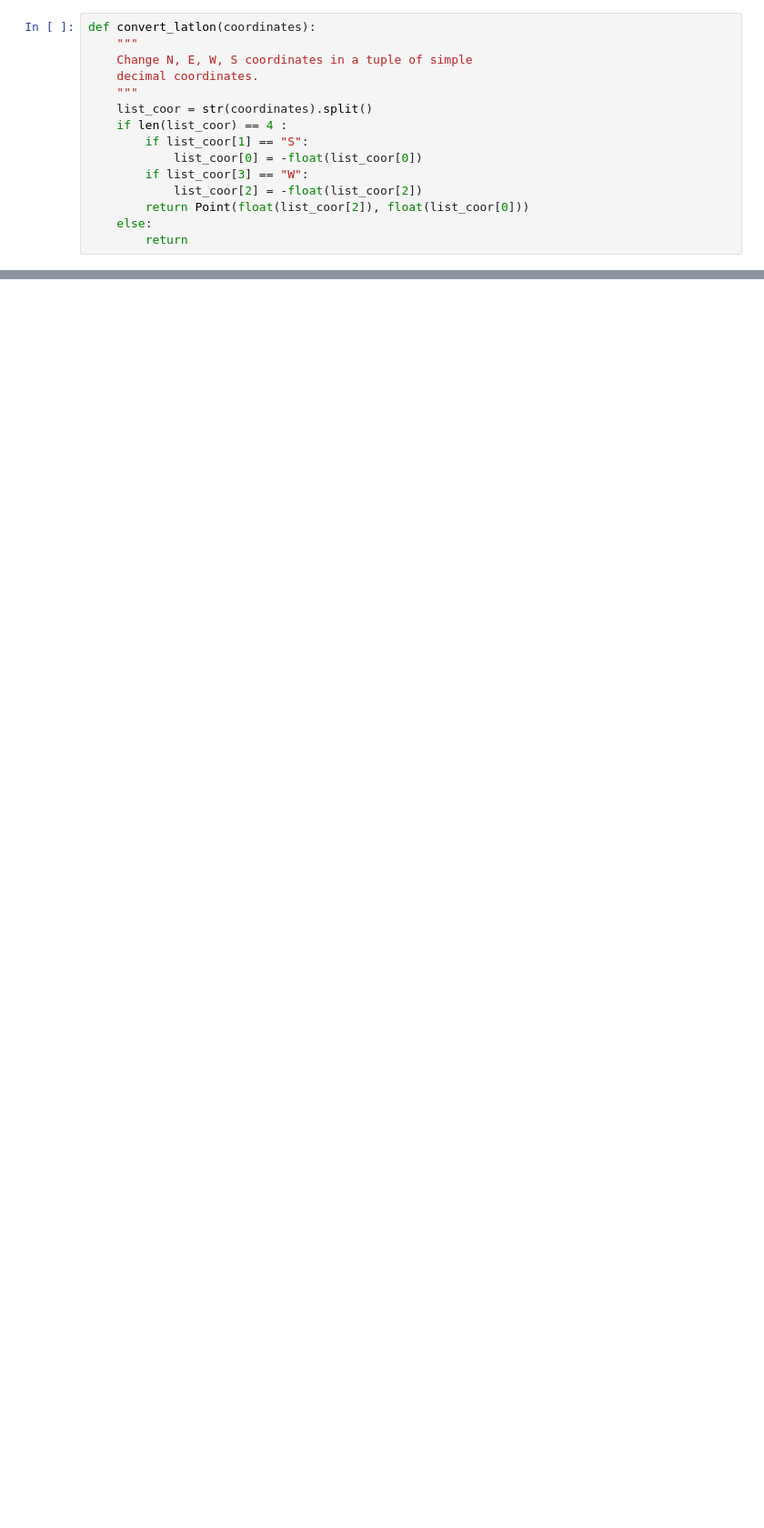
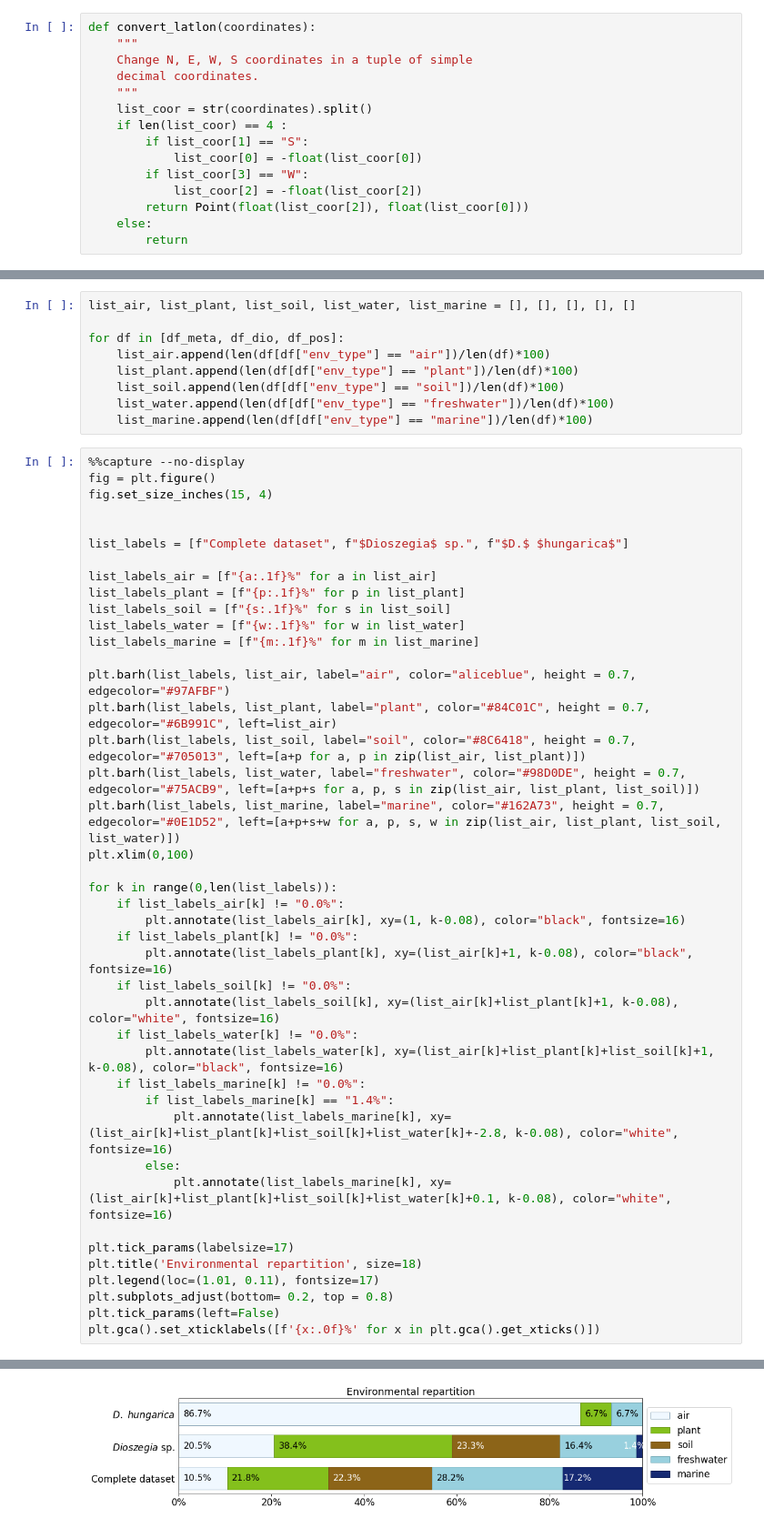
Before and after one commit to JarrigeD/Dioszegia_hungarica_sequencing, a Jupyter notebook: Dioszegia_spacial_analyses_notebook.ipynb, the cells around one changed output, grey strips where cells are left out. Shown at 91% size. Drawn from its saved outputs; the diff is of its cells as text; blank space fills up the shorter version.

```diff
--- a/Dioszegia_spacial_analyses_notebook.ipynb
+++ b/Dioszegia_spacial_analyses_notebook.ipynb
@@ -111,0 +240,52 @@ Text(0.5, 1.0, 'Distribution of $Dioszegia$ $hungarica$')
+# %%
+list_air, list_plant, list_soil, list_water, list_marine = [], [], [], [], []
+
+for df in [df_meta, df_dio, df_pos]:
+    list_air.append(len(df[df["env_type"] == "air"])/len(df)*100)
+    list_plant.append(len(df[df["env_type"] == "plant"])/len(df)*100)
+    list_soil.append(len(df[df["env_type"] == "soil"])/len(df)*100)
+    list_water.append(len(df[df["env_type"] == "freshwater"])/len(df)*100)
+    list_marine.append(len(df[df["env_type"] == "marine"])/len(df)*100)
+# %%
+%%capture --no-display
+fig = plt.figure()
+fig.set_size_inches(15, 4)
+
+
+list_labels = [f"Complete dataset", f"$Dioszegia$ sp.", f"$D.$ $hungarica$"]
+
+list_labels_air = [f"{a:.1f}%" for a in list_air]
+list_labels_plant = [f"{p:.1f}%" for p in list_plant]
+list_labels_soil = [f"{s:.1f}%" for s in list_soil]
+list_labels_water = [f"{w:.1f}%" for w in list_water]
+list_labels_marine = [f"{m:.1f}%" for m in list_marine]
+
+plt.barh(list_labels, list_air, label="air", color="aliceblue", height = 0.7, edgecolor="#97AFBF")
+plt.barh(list_labels, list_plant, label="plant", color="#84C01C", height = 0.7, edgecolor="#6B991C", left=list_air)
+plt.barh(list_labels, list_soil, label="soil", color="#8C6418", height = 0.7, edgecolor="#705013", left=[a+p for a, p in zip(list_air, list_plant)])
+plt.barh(list_labels, list_water, label="freshwater", color="#98D0DE", height = 0.7, edgecolor="#75ACB9", left=[a+p+s for a, p, s in zip(list_air, list_plant, list_soil)])
+plt.barh(list_labels, list_marine, label="marine", color="#162A73", height = 0.7, edgecolor="#0E1D52", left=[a+p+s+w for a, p, s, w in zip(list_air, list_plant, list_soil, list_water)])
+plt.xlim(0,100)
+
+for k in range(0,len(list_labels)):
+    if list_labels_air[k] != "0.0%":
+        plt.annotate(list_labels_air[k], xy=(1, k-0.08), color="black", fontsize=16)
+    if list_labels_plant[k] != "0.0%":
+        plt.annotate(list_labels_plant[k], xy=(list_air[k]+1, k-0.08), color="black", fontsize=16)
+    if list_labels_soil[k] != "0.0%":
+        plt.annotate(list_labels_soil[k], xy=(list_air[k]+list_plant[k]+1, k-0.08), color="white", fontsize=16)
+    if list_labels_water[k] != "0.0%":
+        plt.annotate(list_labels_water[k], xy=(list_air[k]+list_plant[k]+list_soil[k]+1, k-0.08), color="black", fontsize=16)
+    if list_labels_marine[k] != "0.0%":
+        if list_labels_marine[k] == "1.4%":
+            plt.annotate(list_labels_marine[k], xy=(list_air[k]+list_plant[k]+list_soil[k]+list_water[k]+-2.8, k-0.08), color="white", fontsize=16)
+        else:
+            plt.annotate(list_labels_marine[k], xy=(list_air[k]+list_plant[k]+list_soil[k]+list_water[k]+0.1, k-0.08), color="white", fontsize=16)
+
+plt.tick_params(labelsize=17)
+plt.title('Environmental repartition', size=18)
+plt.legend(loc=(1.01, 0.11), fontsize=17)
+plt.subplots_adjust(bottom= 0.2, top = 0.8)
+plt.tick_params(left=False)
+plt.gca().set_xticklabels([f'{x:.0f}%' for x in plt.gca().get_xticks()])
+# %% [output]
@@ -111,0 +298 @@ Text(0.5, 1.0, 'Distribution of $Dioszegia$ $hungarica$')
+[figure, added]
```
Also changed, not shown: parts of 61 cells of this notebook, 6 other files.
